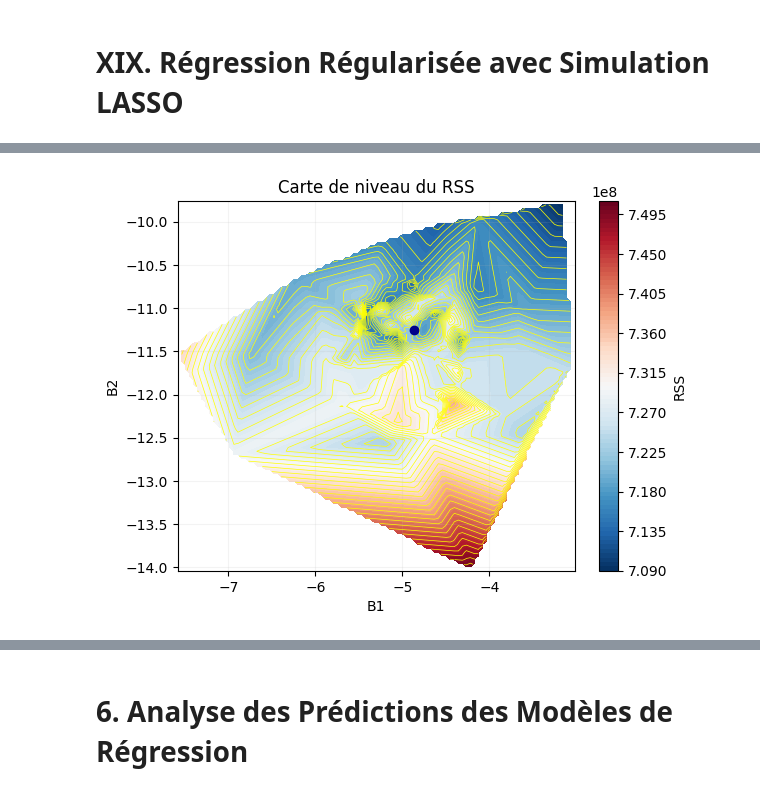
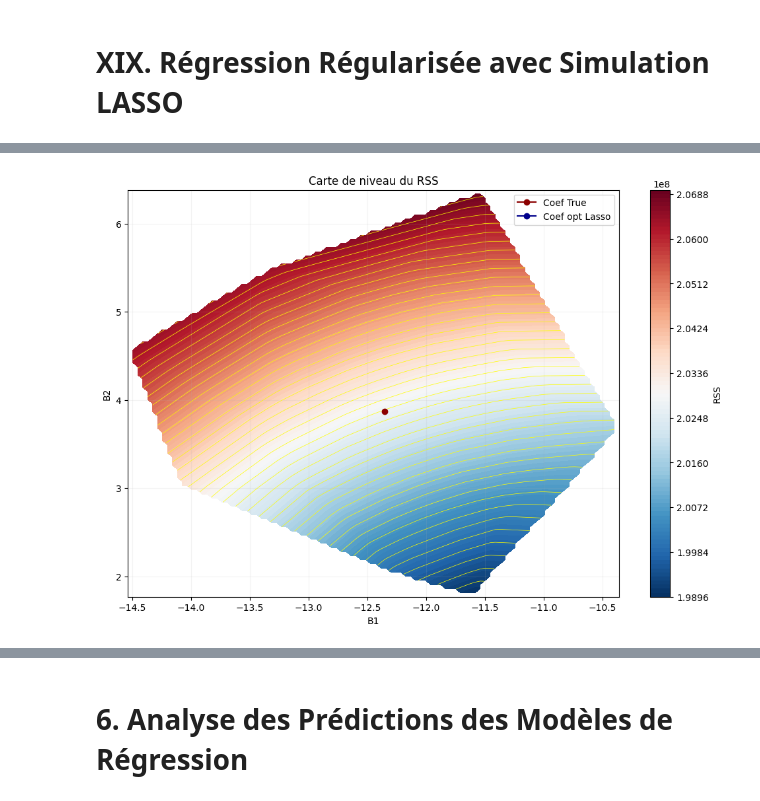
Before and after one commit to beng-one/Simulation-Ridge-Lasso-SRL, a Jupyter notebook: Simulation.ipynb, the cells around one changed output, grey strips where cells are left out. Cells and saved outputs as stored; diff of their text form; code cells hidden in the pictures.

```diff
--- a/Simulation.ipynb
+++ b/Simulation.ipynb
@@ -11,12 +11,14 @@ import numpy as np
 import pandas as pd
 
 # Visualitation
+import seaborn as sns
 import matplotlib.pyplot as plt
 from matplotlib.lines import lineStyles
 plt.rcParams['legend.loc'] = 'upper right'
 plt.rcParams['grid.color'] = 'b0b0b0'
 plt.rcParams['grid.alpha'] = 0.75
-import seaborn as sns
+plt.rcParams['text.usetex'] = False
+
 
 # Modèles de régression
 import sklearn
@@ -78,7 +80,7 @@ PopulationSize = 1000
 LoiMoyenne = 4.0
 
 # Paramètre de la variance
-LoiVariance = 19.0
+LoiVariance = 18
 
 # Fonction pour simuler les residus
 Residus = slr.simulation_residus(
@@ -138,8 +140,8 @@ slr.visualization_residus(Residus=Residus, Figure='Boxplot', SaveOptionPath=mkdi
 ## IV.3 Simulation des données de la population
 # %%
 # Nombre de Variables d'entrée
-FeatureNumber = 20
-Coefs_B =  list(np.random.normal(4.17, 16, FeatureNumber)) # [0.69, 1.41, 2.73, -2.84, -3, 3.14, -7, 11]
+FeatureNumber = 10
+Coefs_B =  list(np.random.normal(5, 18, FeatureNumber)) # [0.69, 1.41, 2.73, -2.84, -3, 3.14, -7, 11]
 
 # Fonction pour simuler les variables d'entrée X et la variable cible y
 data_population = slr.simulation_X_y(
@@ -448,2 +415,5 @@ print(Coefs_B)
 # %% [markdown]
 # VIII. Régression Régularisée avec Simulation RIDGE
+# %%
+alpha_list = np.linspace(0, 9, 19)
+alpha_list
@@ -714,41 +678,48 @@ import matplotlib.pyplot as plt
 from scipy.interpolate import griddata
 import matplotlib.tri as tri
 
+plt.figure(figsize=(12,8))
+
 # Données
-X1 = df_coef_estimated_framed_cm_lasso["X_1"].values
-X2 = df_coef_estimated_framed_cm_lasso["X_2"].values
+X1 = df_coef_estimated_framed_cm_lasso["X_2"].values
+X2 = df_coef_estimated_framed_cm_lasso["X_3"].values
 RSS = df_coef_estimated_framed_cm_lasso["RSS"].values
 
-X1_min = df_coef_estimated_framed_cm_lasso["X_1"].min()
-X2_min = df_coef_estimated_framed_cm_lasso["X_2"].min()
+X1_min = df_coef_estimated_framed_cm_lasso["X_2"].min()
+X2_min = df_coef_estimated_framed_cm_lasso["X_3"].min()
 RSS_min = df_coef_estimated_framed_cm_lasso["RSS"].min()
 
-X1_max = df_coef_estimated_framed_cm_lasso["X_1"].max()
-X2_max = df_coef_estimated_framed_cm_lasso["X_2"].max()
+X1_max = df_coef_estimated_framed_cm_lasso["X_2"].max()
+X2_max = df_coef_estimated_framed_cm_lasso["X_3"].max()
 RSS_max = df_coef_estimated_framed_cm_lasso["RSS"].max()
+
+coef_opt_lasso = df_coef_estimated_framed_cm_ridge.loc[df_coef_estimated_framed_cm_ridge['RSS']==RSS_min,['X_1', 'X_2', 'X_3']]
+coef_opt_lasso
+
 
 # Création d'une grille régulière
 xi = np.linspace(X1_min, X1_max, 100)
 yi = np.linspace(X2_min, X2_max, 100)
 Xi, Yi = np.meshgrid(xi, yi)
 
 # Interpolation
 triang = tri.Triangulation(X1, X2)
 interpolator = tri.LinearTriInterpolator(triang, RSS)
 Xi, Yi = np.meshgrid(xi, yi)
 Zi = interpolator(Xi, Yi)
 
 # Contour + gradient
 plt.contour(Xi, Yi, Zi, levels=50, linewidths=0.5, colors='yellow')
-cp = plt.contourf(Xi, Yi, Zi, levels=100, cmap='RdBu_r') # RdBu_rcmap=''
+cp = plt.contourf(Xi, Yi, Zi, levels=100, cmap='RdBu_r') # RdBu_r
 plt.colorbar(cp, label="RSS")
-plt.plot(Coefs_B[0], Coefs_B[1], marker="o", color="darkblue", label = "Coef True")
-#plt.plot(RegLasso.coef_[0,0], RegLasso.coef_[0,1], marker="o", color="blue", label = "Coef Lasso")
+plt.plot(Coefs_B[1], Coefs_B[2], marker="o", color="darkred", label = "Coef True")
+plt.plot(coef_opt_lasso['X_2'].values, coef_opt_lasso['X_3'].values, marker="o", color="darkblue", label = "Coef opt Lasso")
 #plt.plot(RegMCO.coef_[0,0], RegMCO.coef_[0,1], marker="o", color="blue", label = "Coef MCO")
 plt.xlabel("B1")
 plt.ylabel("B2")
 plt.title("Carte de niveau du RSS")
 plt.grid(True, alpha=0.15)
+plt.legend()
 plt.show()
 # %% [output]
-[figure, old version]
+[figure, new version]
```
Also changed, not shown: parts of 49 cells of this notebook, 22 other files.
